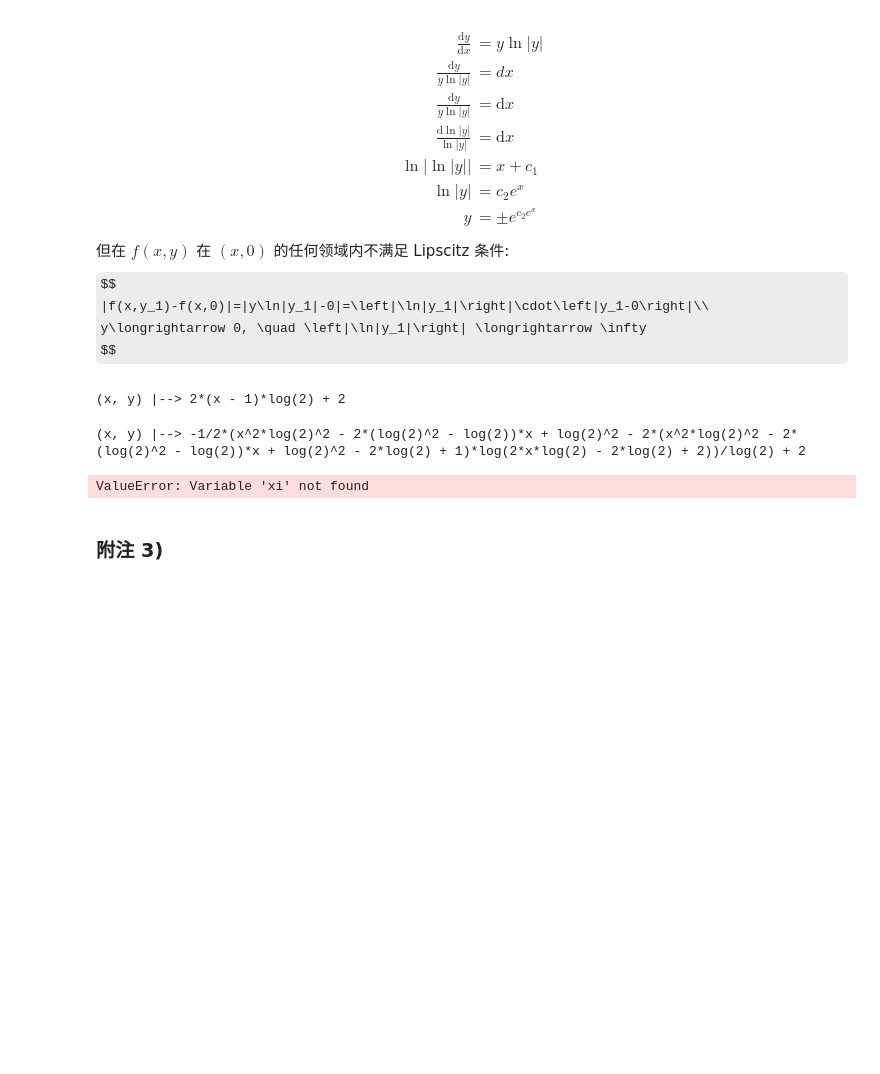
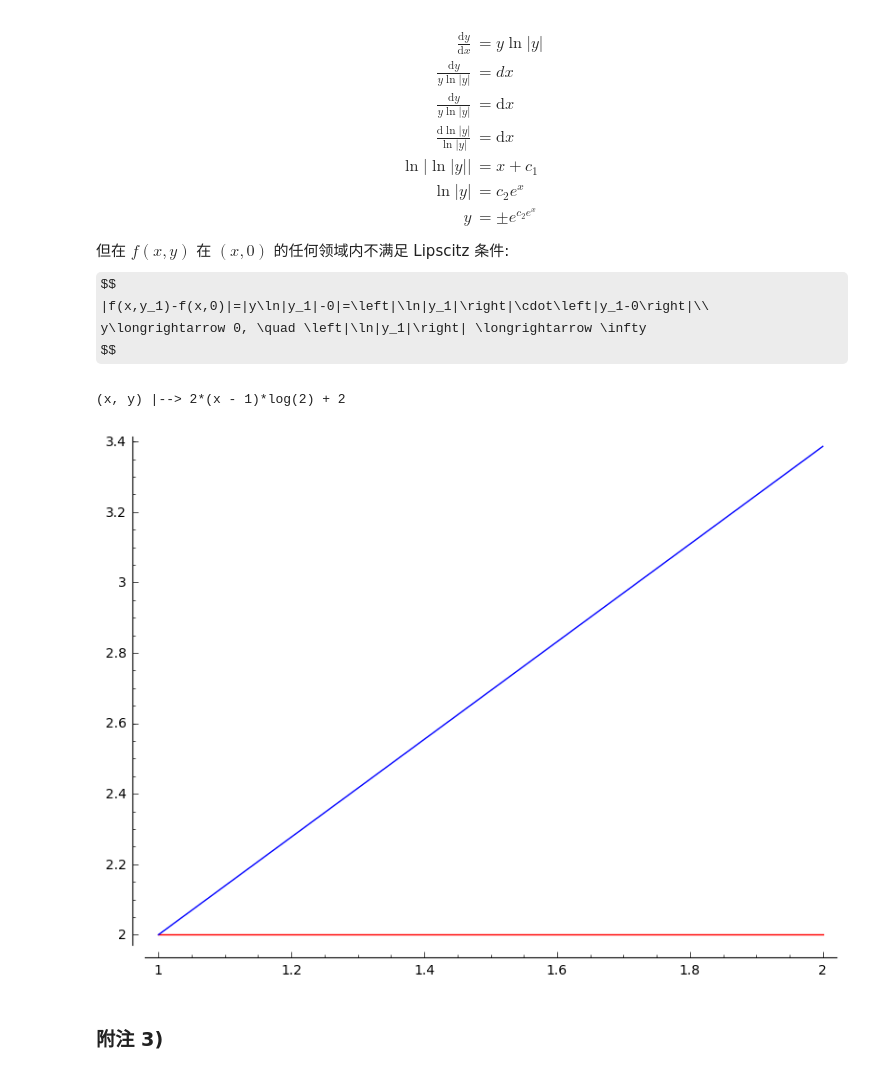
Before and after one commit to weihuayi/ODE, a Jupyter notebook: 3.1.ipynb, the cells around one changed output. Cells and saved outputs as stored; diff of their text form; code cells hidden in the pictures; some formulas as TeX source; blank space fills up the shorter version.

```diff
--- a/3.1.ipynb
+++ b/3.1.ipynb
@@ -561,17 +561,16 @@ $$
 # %%
 var('x y')
 assume(x>1)
 f(x, y)=y*log(abs(y))
 x_0 = 1
 y_0 = 2
-n = 5
+n = 1
 r = (x, 1, 2)
 phi_n, p = dapprox(f, x_0, y_0, n, r)
 show(p)
 # %% [output]
 (x, y) |--> 2*(x - 1)*log(2) + 2
-(x, y) |--> -1/2*(x^2*log(2)^2 - 2*(log(2)^2 - log(2))*x + log(2)^2 - 2*(x^2*log(2)^2 - 2*(log(2)^2 - log(2))*x + log(2)^2 - 2*log(2) + 1)*log(2*x*log(2) - 2*log(2) + 2))/log(2) + 2
-ValueError: Variable 'xi' not found
+[figure, added]
 # %% [markdown]
 ### 附注 3)
 # %% [markdown]
```
Also changed, not shown: parts of 1 cell of this notebook, 1 other file.
